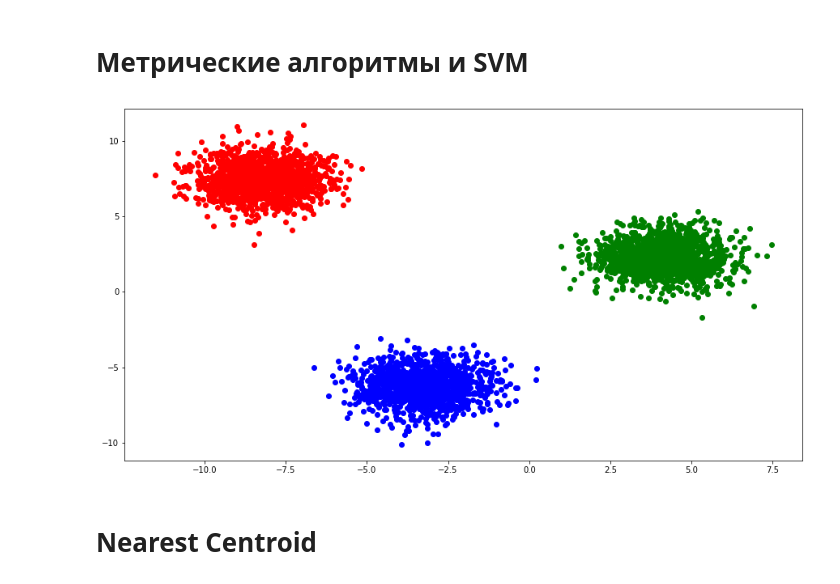
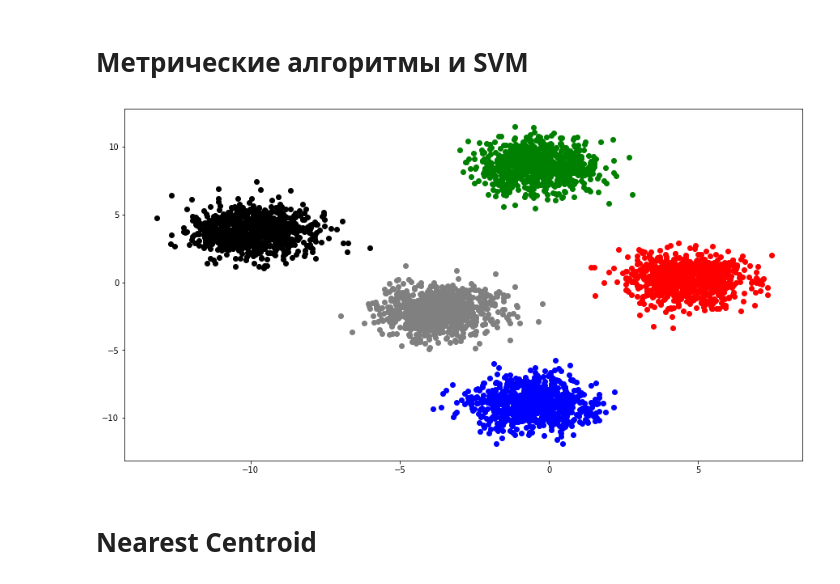
Before and after one commit to fukinii/ml, a Jupyter notebook: task_4/svm.ipynb, the cells around one changed output. Saved outputs shown, nothing was run; the diff lists cells and outputs as text; code cells hidden in the pictures.

```diff
--- a/task_4/svm.ipynb
+++ b/task_4/svm.ipynb
@@ -9,20 +9,20 @@ from sklearn import datasets
 # %%
 n_samples = 4096
 
-X, y = datasets.make_blobs(n_samples=n_samples, centers=3, n_features=2)
+X, y = datasets.make_blobs(n_samples=n_samples, centers=5, n_features=2)
 
 
 fig, ax = plt.subplots(1, 1, figsize=(15, 8))
-colors = {0:'red', 1:'blue', 2:'green'}
+colors = {0:'red', 1:'blue', 2:'green', 3:'grey', 4:'black'}
 
 for key, value in colors.items():
     ax.scatter(X[y==key, 0], X[y==key, 1], c=value, label=key)
 
 plt.axis('tight')
 
 plt.show()
 # %% [output]
-[figure, old version]
+[figure, new version]
 # %% [markdown]
 # Nearest Centroid
 # %% [markdown]
```
Also changed, not shown: parts of 6 cells of this notebook, 3 other files.
